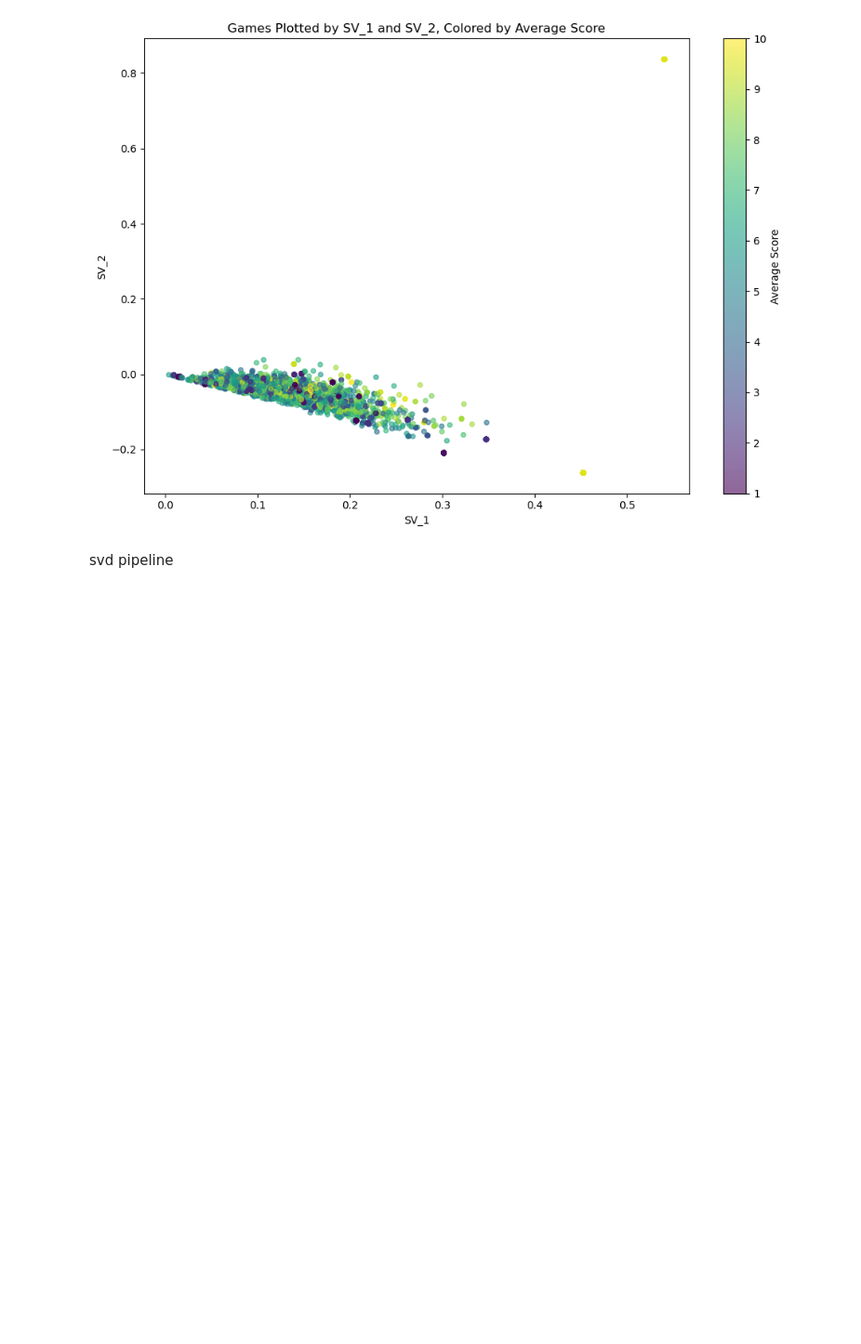
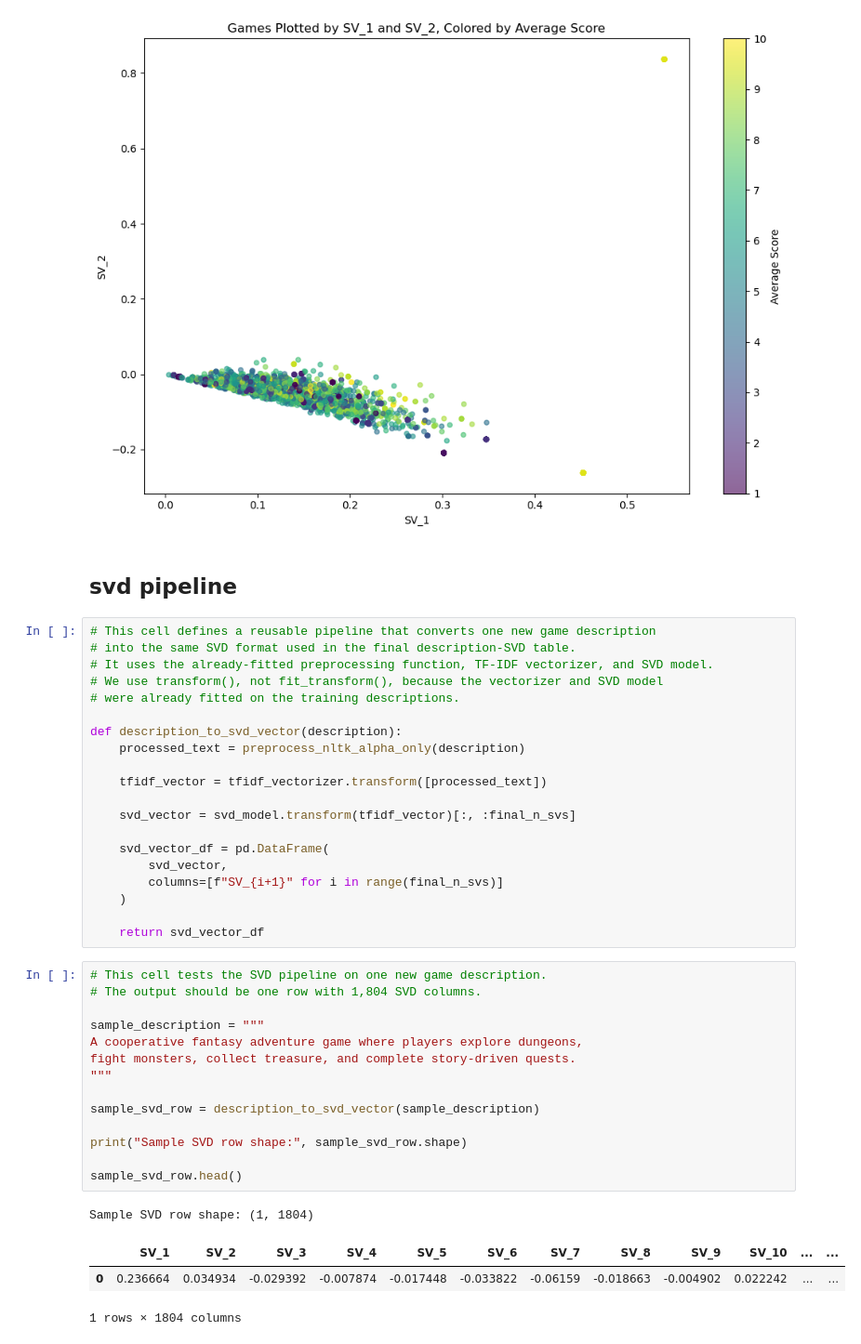
Before and after one commit to qigol/ml1-project-lt4, a Jupyter notebook: working-notebooks/brit/[FINAL] svd on ttrpg_bgg_full_dataset_10k.ipynb, the cells around one changed output. Shown at 93% size. Cells and saved outputs as stored; diff of their text form; blank space fills up the shorter version.

Commit message:
svd pipeline

```diff
--- a/working-notebooks/brit/[FINAL] svd on ttrpg_bgg_full_dataset_10k.ipynb
+++ b/working-notebooks/brit/[FINAL] svd on ttrpg_bgg_full_dataset_10k.ipynb
@@ -505,4 +505,43 @@ plt.show()
 # %% [output]
 [figure]
 # %% [markdown]
-svd pipeline
+## svd pipeline
+# %%
+# This cell defines a reusable pipeline that converts one new game description
+# into the same SVD format used in the final description-SVD table.
+# It uses the already-fitted preprocessing function, TF-IDF vectorizer, and SVD model.
+# We use transform(), not fit_transform(), because the vectorizer and SVD model
+# were already fitted on the training descriptions.
+
+def description_to_svd_vector(description):
+    processed_text = preprocess_nltk_alpha_only(description)
+
+    tfidf_vector = tfidf_vectorizer.transform([processed_text])
+
+    svd_vector = svd_model.transform(tfidf_vector)[:, :final_n_svs]
+
+    svd_vector_df = pd.DataFrame(
+        svd_vector,
+        columns=[f"SV_{i+1}" for i in range(final_n_svs)]
+    )
+
+    return svd_vector_df
+# %%
+# This cell tests the SVD pipeline on one new game description.
+# The output should be one row with 1,804 SVD columns.
+
+sample_description = """
+A cooperative fantasy adventure game where players explore dungeons,
+fight monsters, collect treasure, and complete story-driven quests.
+"""
+
+sample_svd_row = description_to_svd_vector(sample_description)
+
+print("Sample SVD row shape:", sample_svd_row.shape)
+
+sample_svd_row.head()
+# %% [output]
+Sample SVD row shape: (1, 1804)
+|  | SV_1 | SV_2 | SV_3 | SV_4 | SV_5 | SV_6 | SV_7 | SV_8 | SV_9 | SV_10 | ... | ... |
+| 0 | 0.236664 | 0.034934 | -0.029392 | -0.007874 | -0.017448 | -0.033822 | -0.06159 | -0.018663 | -0.004902 | 0.022242 | ... | ... |
+1 rows × 1804 columns
```
Also changed, not shown: parts of 3 cells of this notebook, 1 other file.
